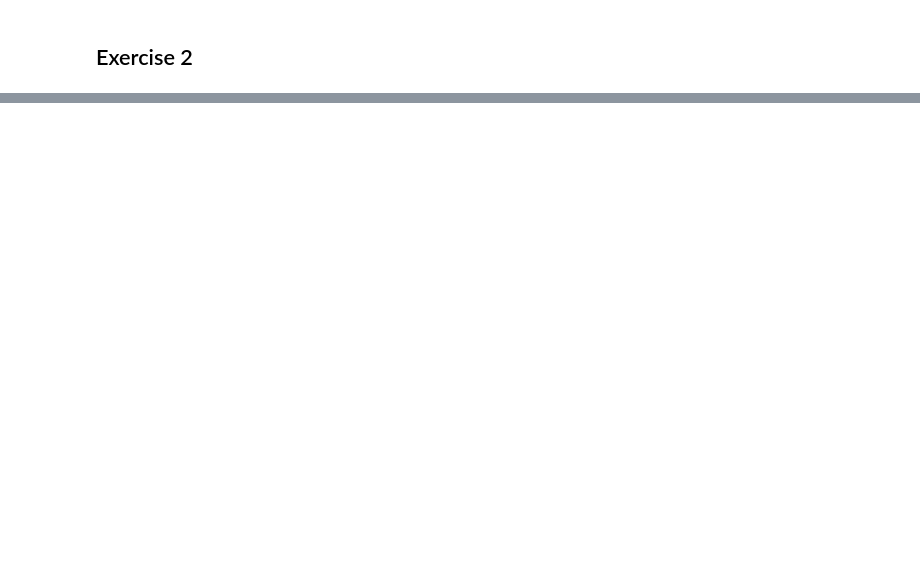
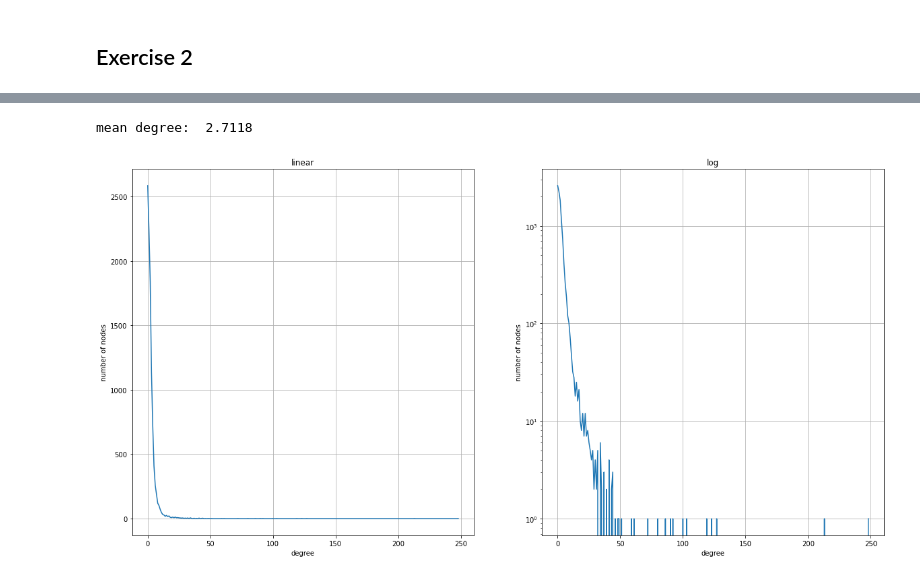
Before and after one commit to yudi-matsuzake/netsci, a Jupyter notebook: 01-homework/01-homework.py.ipynb, the cells around one changed output, grey strips where cells are left out. Drawn from its saved outputs; the diff is of its cells as text; code cells hidden in the pictures; blank space fills up the shorter version.

```diff
--- a/01-homework/01-homework.py.ipynb
+++ b/01-homework/01-homework.py.ipynb
@@ -140,0 +91,39 @@ mean degree:  1.9724
+# %%
+def calc_prob(G, s, i, j):
+    epsilon = 0.00001
+    q = 4./3.
+
+    return ((G.degree[i] + epsilon) / (s + epsilon))*q
+
+def build_graph(N):
+    """
+    build the graph for exercise 2
+    """
+    G = nx.Graph()
+    G.add_nodes_from(range(N))
+
+    for j in range(1, N):
+        s = 2*G.number_of_edges()
+
+        for i in range(j):
+            prob = calc_prob(G, s, i, j)
+            p = random.random()
+
+            if p <= prob:
+                G.add_edge(i, j)
+    return G
+
+def exercise_2():
+    N = 10000
+
+    G = build_graph(N)
+    print('mean degree: ', mean_degree(G))
+
+    x, y = degree_distribution(G)
+
+    plot_linear_and_log(x, y)
+
+exercise_2()
+# %% [output]
+mean degree:  2.7118
+[figure, added]
```
Also changed, not shown: parts of 4 cells of this notebook.
